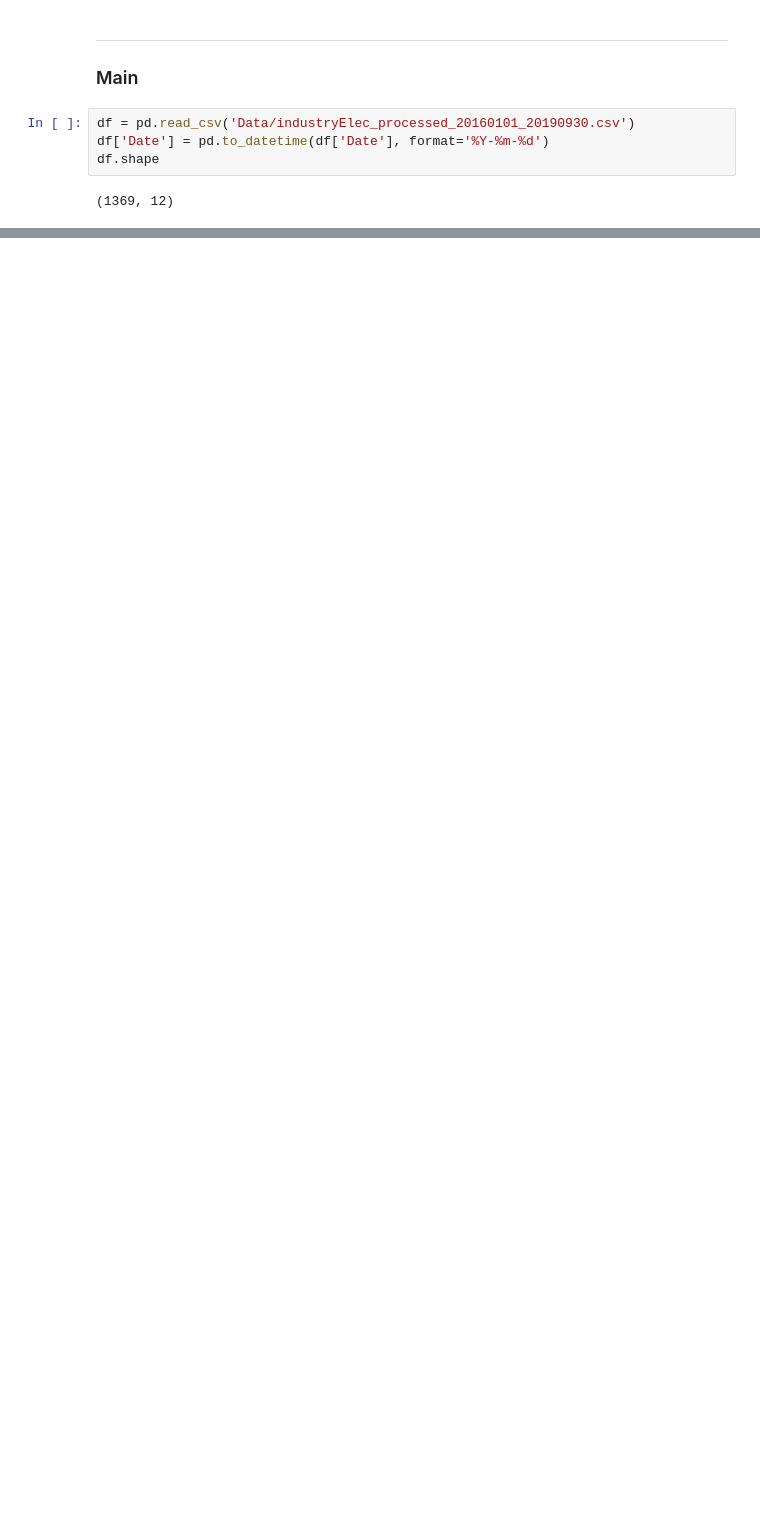
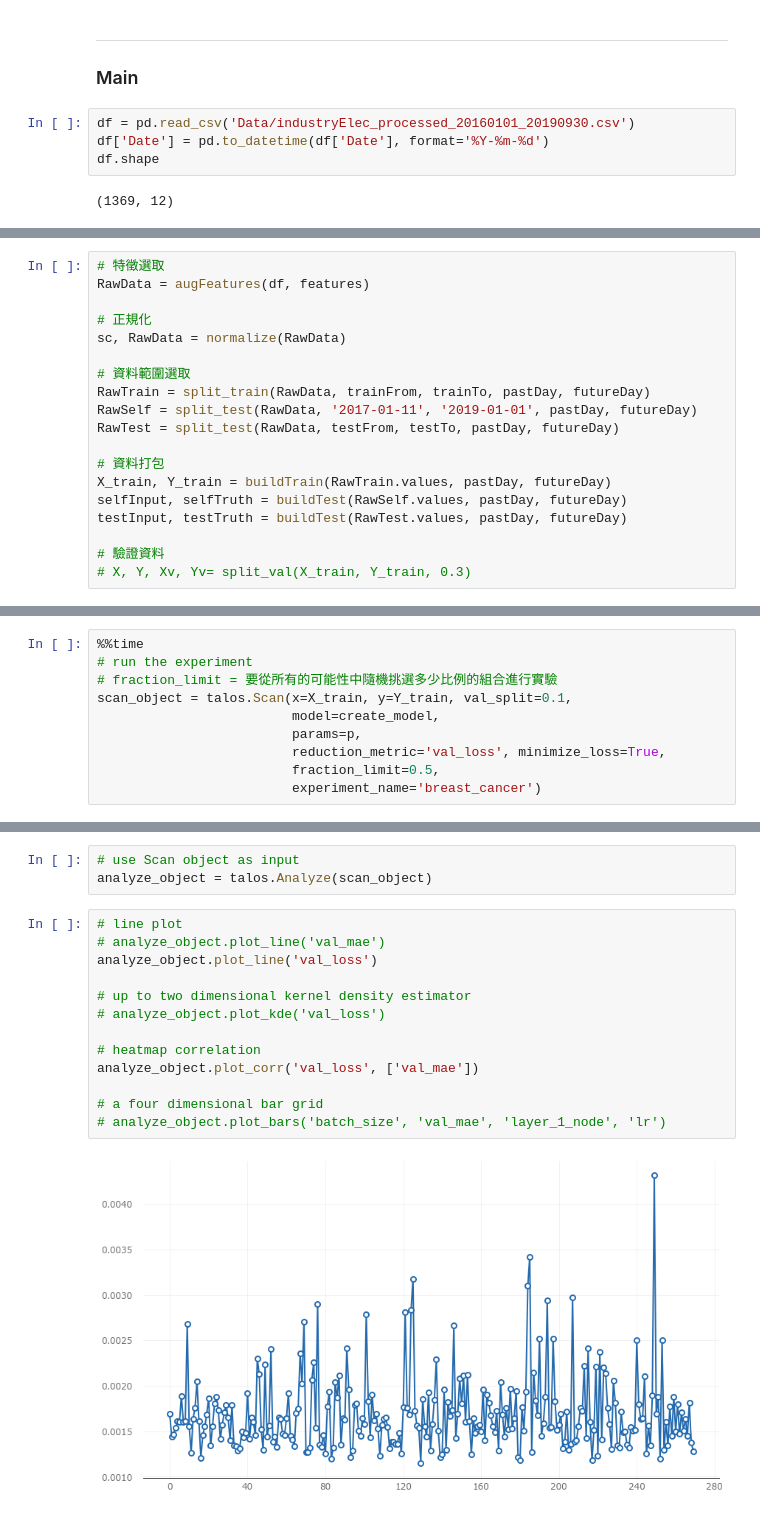
Before and after one commit to Chang-Siang/IndustryElec, a Jupyter notebook: IndustryElec_(RNN_XT)_Talos.ipynb, the cells around one changed output, grey strips where cells are left out. Cells and saved outputs as stored; diff of their text form; blank space fills up the shorter version.

```diff
--- a/IndustryElec_(RNN_XT)_Talos.ipynb
+++ b/IndustryElec_(RNN_XT)_Talos.ipynb
@@ -358,0 +238,19 @@ showPlot(test_trurh, test_predict, model_name , str(266), save=save)
+# %%
+# 特徵選取
+RawData = augFeatures(df, features)
+
+# 正規化
+sc, RawData = normalize(RawData)
+
+# 資料範圍選取
+RawTrain = split_train(RawData, trainFrom, trainTo, pastDay, futureDay)
+RawSelf = split_test(RawData, '2017-01-11', '2019-01-01', pastDay, futureDay)
+RawTest = split_test(RawData, testFrom, testTo, pastDay, futureDay)
+
+# 資料打包
+X_train, Y_train = buildTrain(RawTrain.values, pastDay, futureDay)
+selfInput, selfTruth = buildTest(RawSelf.values, pastDay, futureDay)
+testInput, testTruth = buildTest(RawTest.values, pastDay, futureDay)
+
+# 驗證資料
+# X, Y, Xv, Yv= split_val(X_train, Y_train, 0.3)
@@ -358,0 +266,10 @@ showPlot(test_trurh, test_predict, model_name , str(266), save=save)
+# %%
+%%time
+# run the experiment
+# fraction_limit = 要從所有的可能性中隨機挑選多少比例的組合進行實驗
+scan_object = talos.Scan(x=X_train, y=Y_train, val_split=0.1,
+                         model=create_model,
+                         params=p,
+                         reduction_metric='val_loss', minimize_loss=True,
+                         fraction_limit=0.5,
+                         experiment_name='breast_cancer')
@@ -358,0 +304,18 @@ showPlot(test_trurh, test_predict, model_name , str(266), save=save)
+# %%
+# use Scan object as input
+analyze_object = talos.Analyze(scan_object)
+# %%
+# line plot
+# analyze_object.plot_line('val_mae')
+analyze_object.plot_line('val_loss')
+
+# up to two dimensional kernel density estimator
+# analyze_object.plot_kde('val_loss')
+
+# heatmap correlation
+analyze_object.plot_corr('val_loss', ['val_mae'])
+
+# a four dimensional bar grid
+# analyze_object.plot_bars('batch_size', 'val_mae', 'layer_1_node', 'lr')
+# %% [output]
+[figure, added]
```
Also changed, not shown: parts of 63 cells of this notebook.
